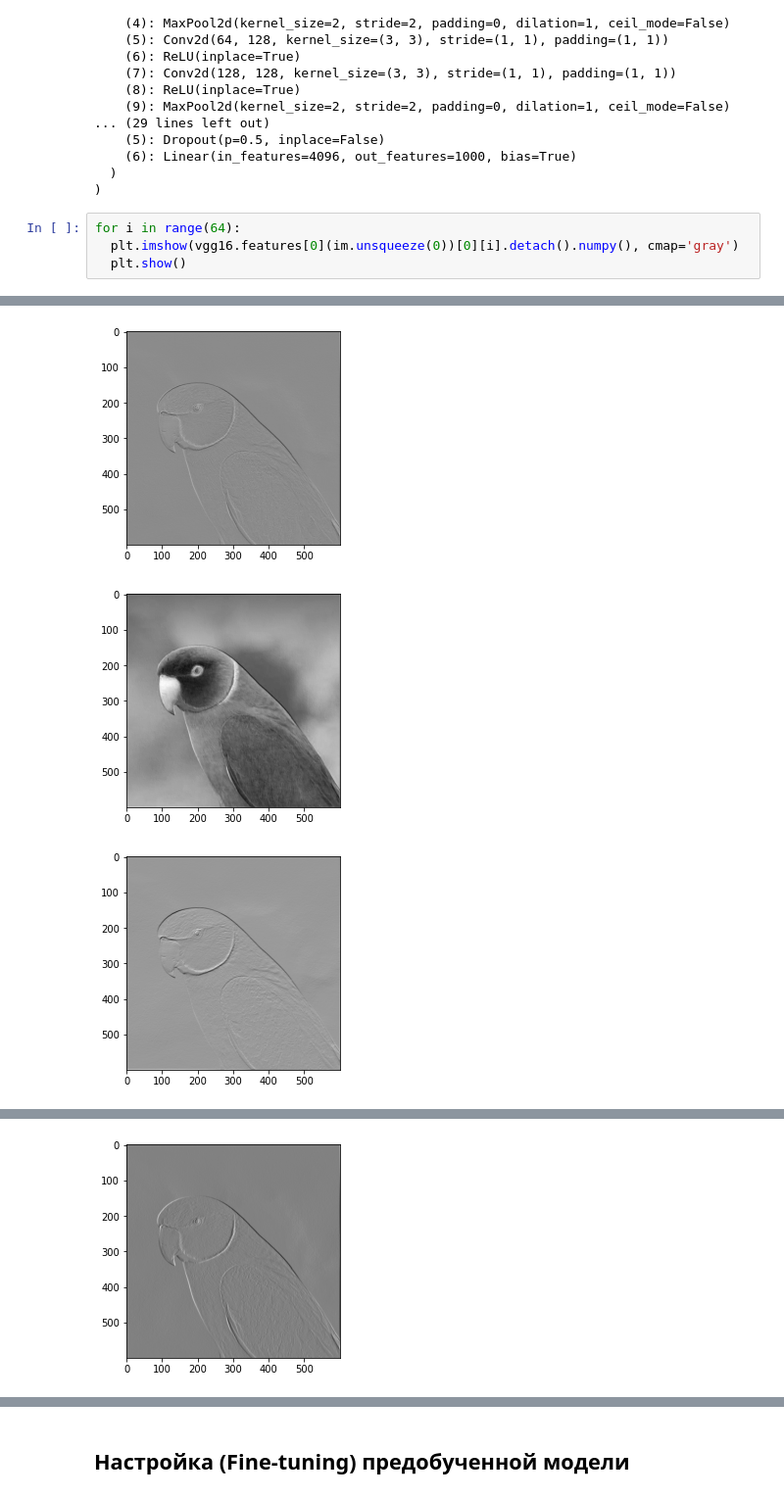
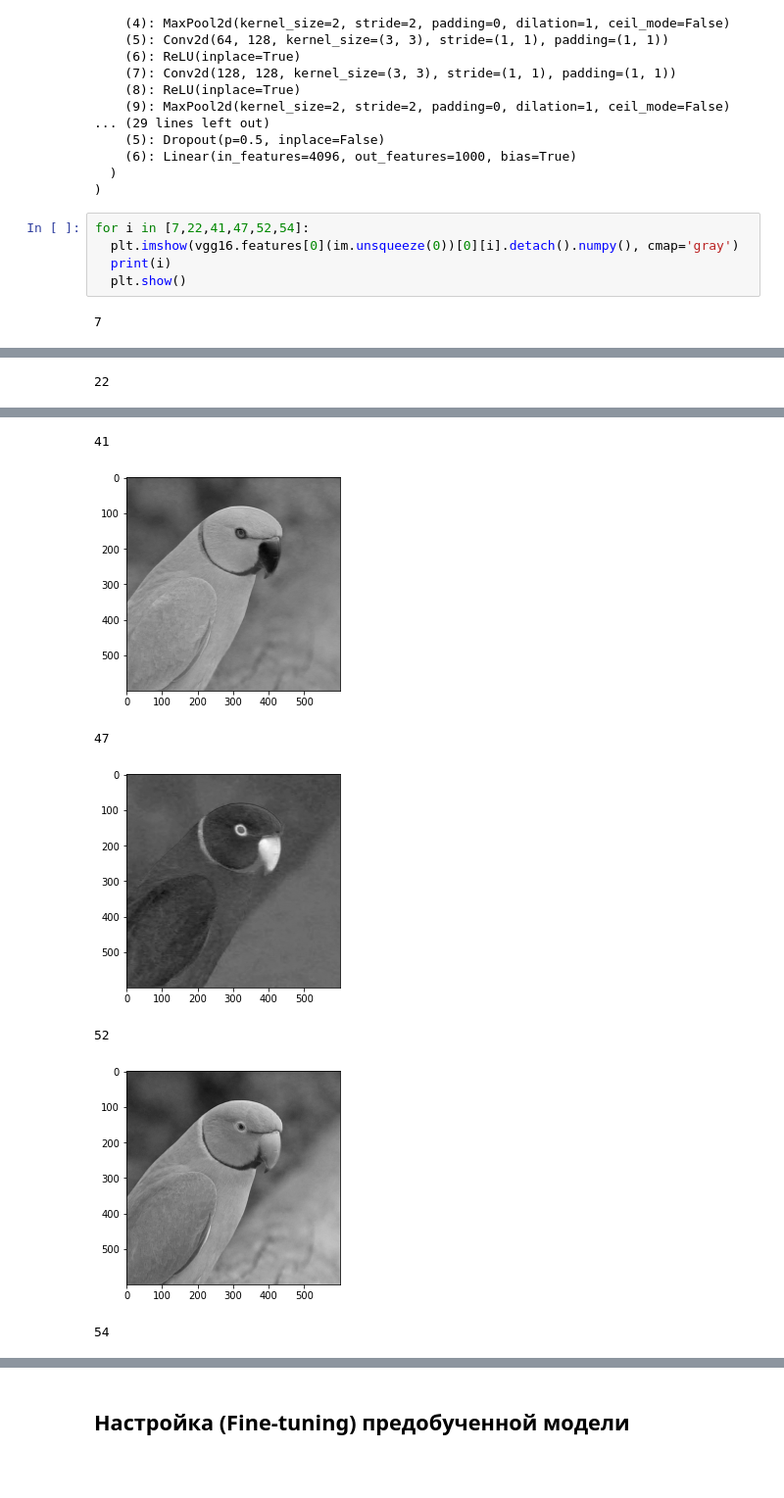
Before and after one commit to Stanislov/Neural-network, a Jupyter notebook: PyTorch/Pytorch_Часть_1_2.ipynb, the cells around one changed output, grey strips where cells are left out. Shown at 98% size. Cells and saved outputs as stored; diff of their text form; blank space fills up the shorter version.

```diff
--- a/PyTorch/Pytorch_Часть_1_2.ipynb
+++ b/PyTorch/Pytorch_Часть_1_2.ipynb
@@ -169,7 +167,9 @@ VGG(
   )
 )
 # %%
-for i in range(64):
+for i in [7,22,41,47,52,54]:
   plt.imshow(vgg16.features[0](im.unsqueeze(0))[0][i].detach().numpy(), cmap='gray')
+  print(i)
   plt.show()
 # %% [output]
+7
@@ -176,0 +177 @@ for i in range(64):
+22
@@ -178,3 +179,7 @@ for i in range(64):
+41
-[figure, old version]
+[figure, new version]
+47
-[figure, old version]
+[figure, new version]
+52
-[figure, old version]
+[figure, new version]
+54
@@ -182 +186,0 @@ for i in range(64):
-[figure, removed]
```
Also changed, not shown: parts of 3 cells of this notebook.
